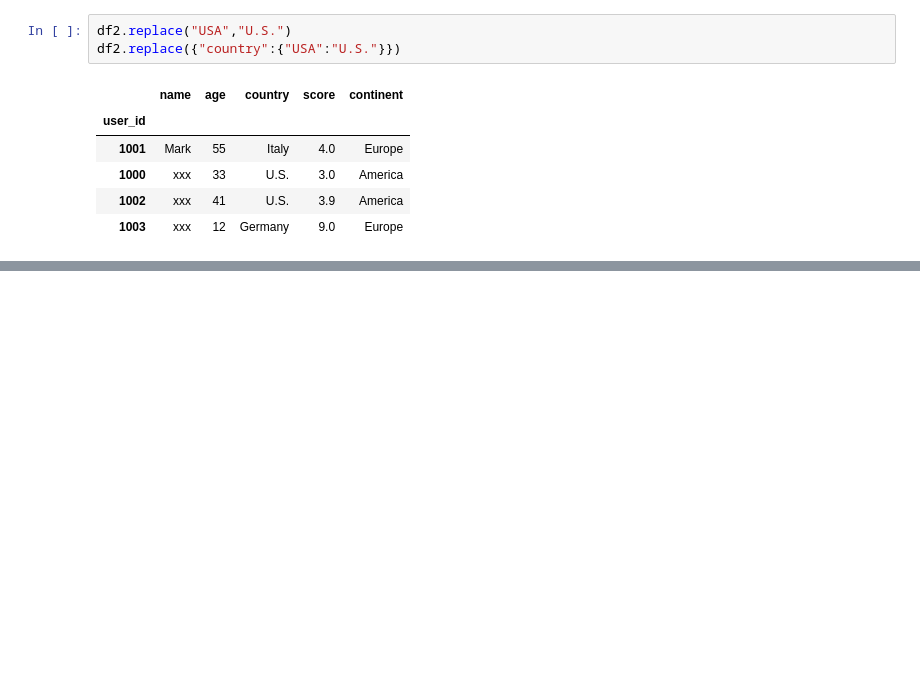
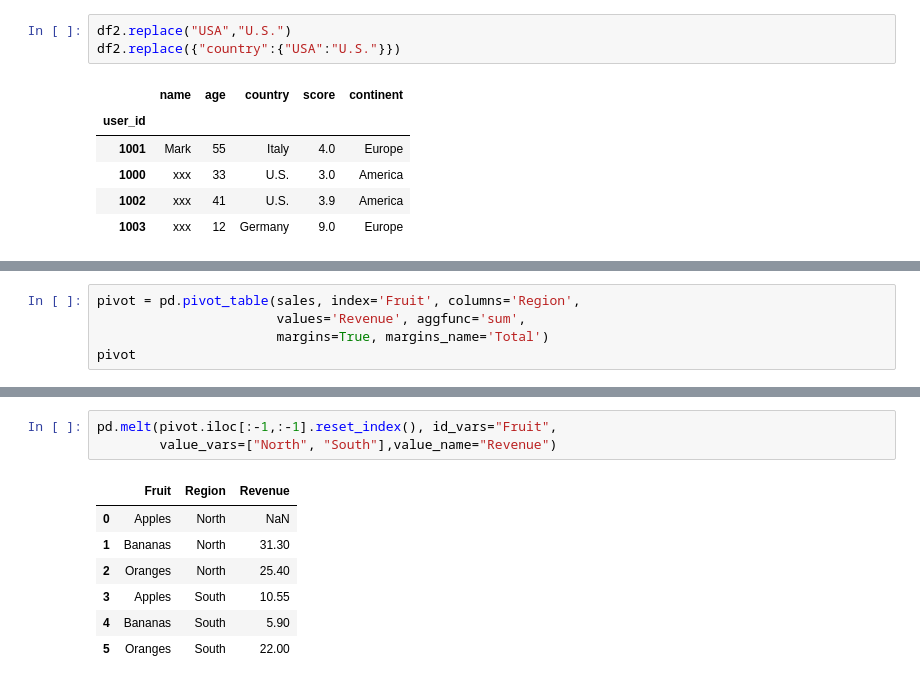
Before and after one commit to qwasteve123/ForLearningPython, a Jupyter notebook: excel_for_python/2_Pandas/2_Pandas_Notes.ipynb, the cells around one changed output, grey strips where cells are left out. Drawn from its saved outputs; the diff is of its cells as text; blank space fills up the shorter version.

```diff
--- a/excel_for_python/2_Pandas/2_Pandas_Notes.ipynb
+++ b/excel_for_python/2_Pandas/2_Pandas_Notes.ipynb
@@ -263,0 +554,5 @@ array(['Italy', 'USA', 'Germany'], dtype=object)
+# %%
+pivot = pd.pivot_table(sales, index='Fruit', columns='Region',
+                       values='Revenue', aggfunc='sum',
+                       margins=True, margins_name='Total')
+pivot
@@ -263,0 +566,11 @@ array(['Italy', 'USA', 'Germany'], dtype=object)
+# %%
+pd.melt(pivot.iloc[:-1,:-1].reset_index(), id_vars="Fruit",
+        value_vars=["North", "South"],value_name="Revenue")
+# %% [output]
+|  | Fruit | Region | Revenue |
+| 0 | Apples | North | NaN |
+| 1 | Bananas | North | 31.30 |
+| 2 | Oranges | North | 25.40 |
+| 3 | Apples | South | 10.55 |
+| 4 | Bananas | South | 5.90 |
+| 5 | Oranges | South | 22.00 |
```
Also changed, not shown: parts of 67 cells of this notebook.
